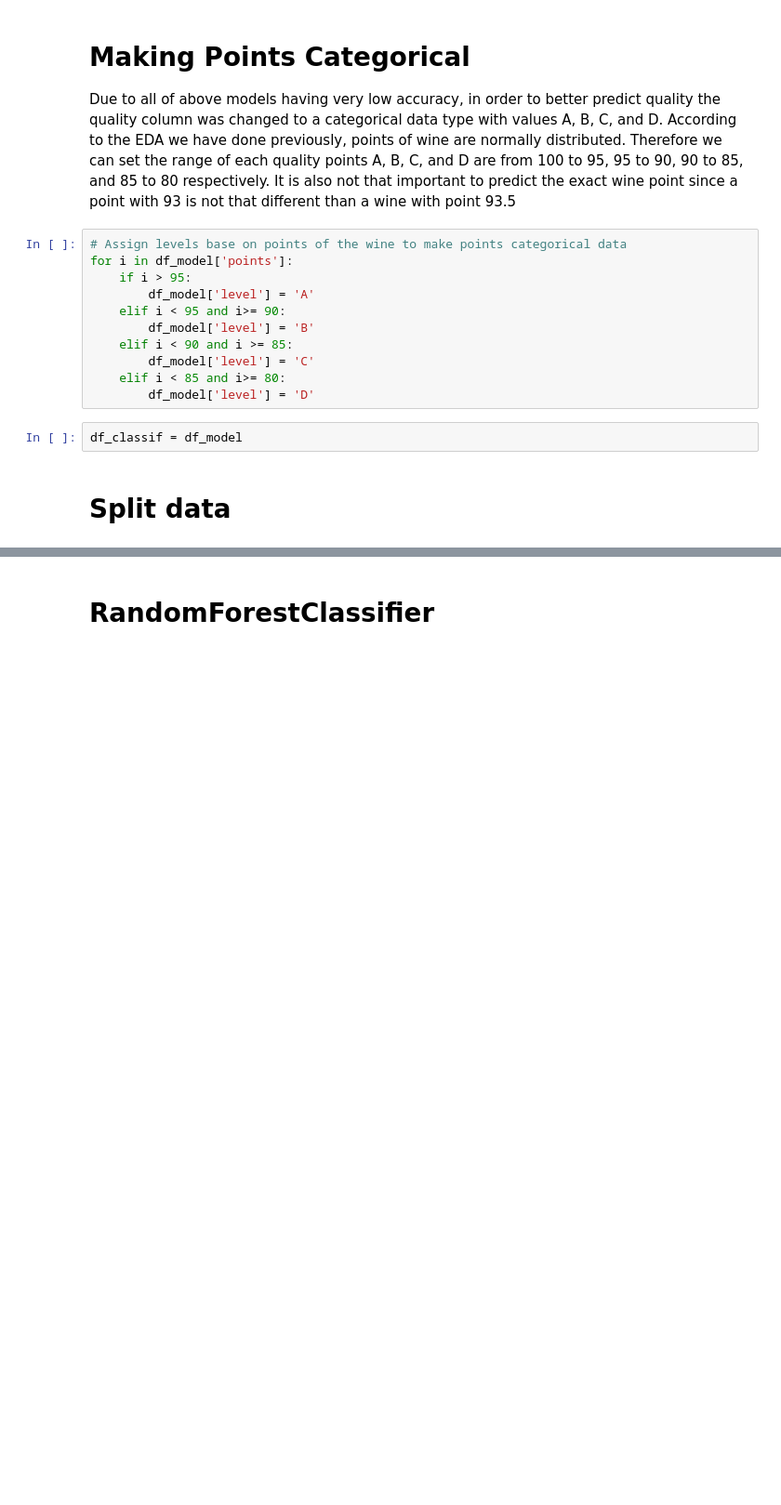
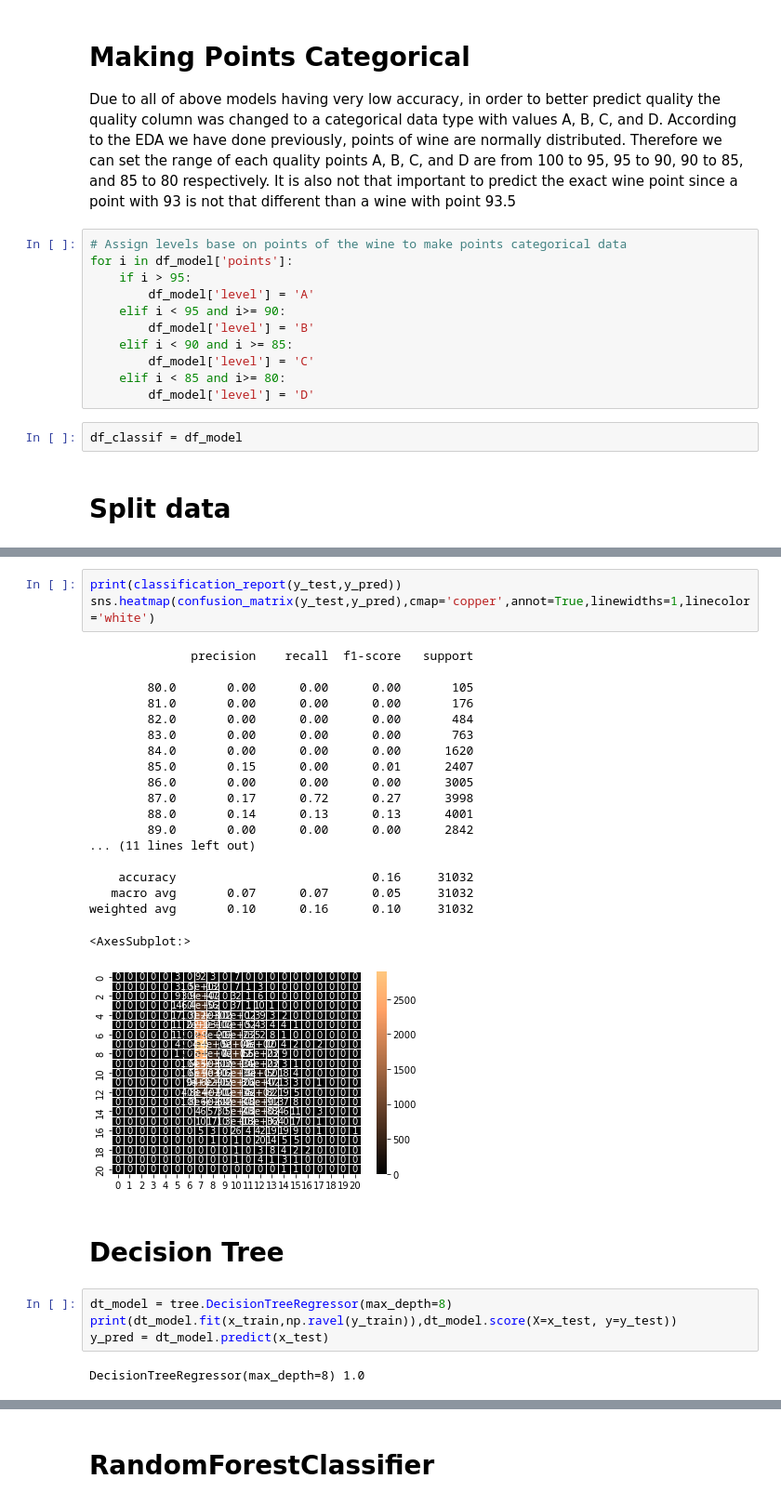
Before and after one commit to laurelhickey/Data_Analytics_Project, a Jupyter notebook: Data Analytics Final Project.ipynb, the cells around one changed output, grey strips where cells are left out. Shown at 93% size. Saved outputs shown, nothing was run; the diff lists cells and outputs as text; blank space fills up the shorter version.

```diff
--- a/Data Analytics Final Project.ipynb
+++ b/Data Analytics Final Project.ipynb
@@ -630,0 +671,31 @@ Name: points, Length: 72406, dtype: float64
+# %%
+print(classification_report(y_test,y_pred))
+sns.heatmap(confusion_matrix(y_test,y_pred),cmap='copper',annot=True,linewidths=1,linecolor='white')
+# %% [output]
+              precision    recall  f1-score   support
+
+        80.0       0.00      0.00      0.00       105
+        81.0       0.00      0.00      0.00       176
+        82.0       0.00      0.00      0.00       484
+        83.0       0.00      0.00      0.00       763
+        84.0       0.00      0.00      0.00      1620
+        85.0       0.15      0.00      0.01      2407
+        86.0       0.00      0.00      0.00      3005
+        87.0       0.17      0.72      0.27      3998
+        88.0       0.14      0.13      0.13      4001
+        89.0       0.00      0.00      0.00      2842
+... (11 lines left out)
+
+    accuracy                           0.16     31032
+   macro avg       0.07      0.07      0.05     31032
+weighted avg       0.10      0.16      0.10     31032
+<AxesSubplot:>
+[figure, added]
+# %% [markdown]
+# Decision Tree
+# %%
+dt_model = tree.DecisionTreeRegressor(max_depth=8)
+print(dt_model.fit(x_train,np.ravel(y_train)),dt_model.score(X=x_test, y=y_test))
+y_pred = dt_model.predict(x_test)
+# %% [output]
+DecisionTreeRegressor(max_depth=8) 1.0
```
Also changed, not shown: parts of 65 cells of this notebook.
